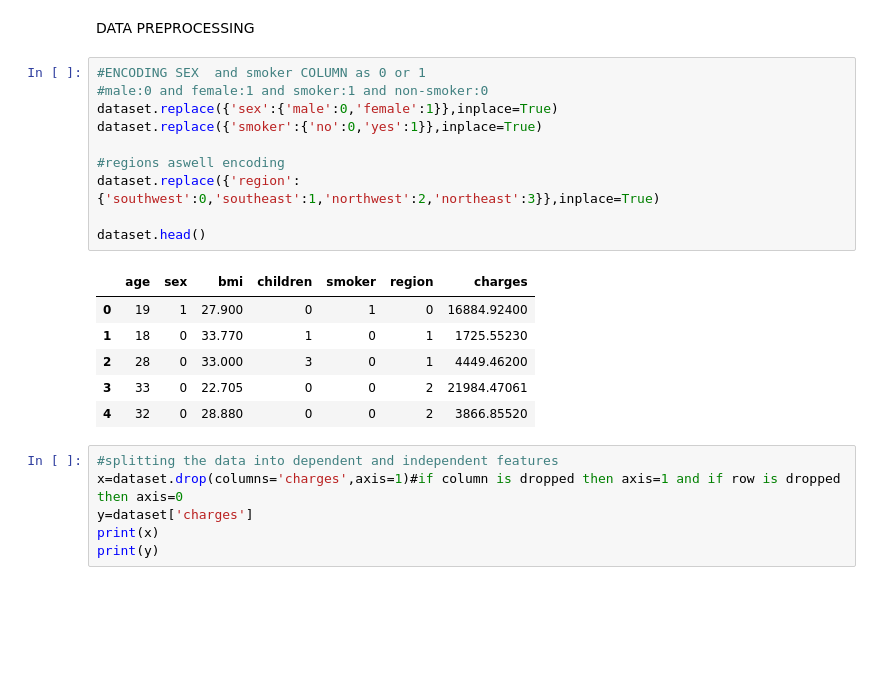
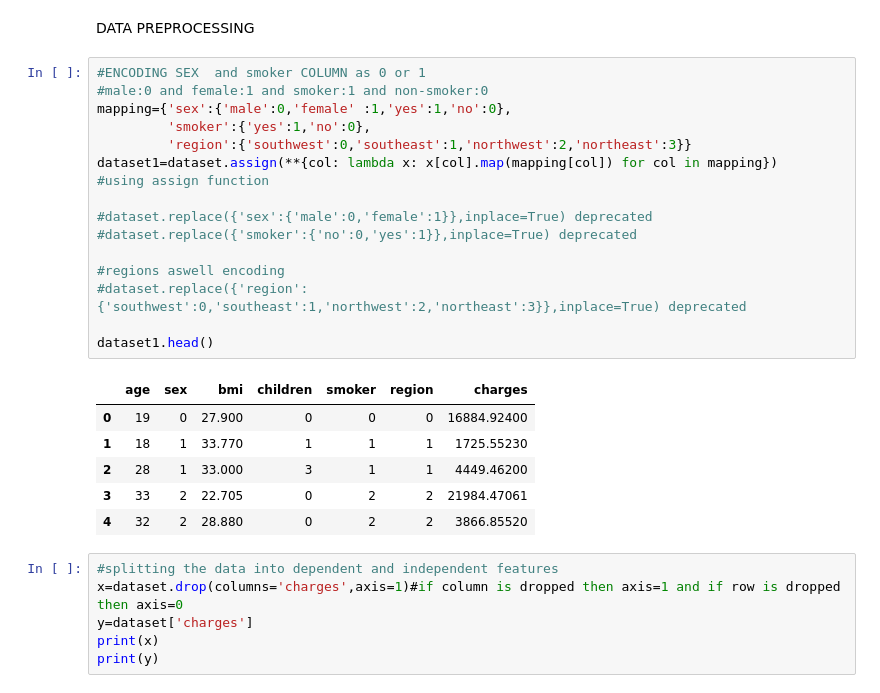
Before and after one commit to sayanjit26/INSURANCE_PROJ, a Jupyter notebook: sample_code.ipynb, the cells around one changed output. Cells and saved outputs as stored; diff of their text form; blank space fills up the shorter version.

```diff
--- a/sample_code.ipynb
+++ b/sample_code.ipynb
@@ -137,20 +137,26 @@ DATA PREPROCESSING
 # %%
 #ENCODING SEX  and smoker COLUMN as 0 or 1
 #male:0 and female:1 and smoker:1 and non-smoker:0
-dataset.replace({'sex':{'male':0,'female':1}},inplace=True)
-dataset.replace({'smoker':{'no':0,'yes':1}},inplace=True)
+mapping={'sex':{'male':0,'female' :1,'yes':1,'no':0},
+         'smoker':{'yes':1,'no':0},
+         'region':{'southwest':0,'southeast':1,'northwest':2,'northeast':3}}
+dataset1=dataset.assign(**{col: lambda x: x[col].map(mapping[col]) for col in mapping})
+#using assign function
+
+#dataset.replace({'sex':{'male':0,'female':1}},inplace=True) deprecated
+#dataset.replace({'smoker':{'no':0,'yes':1}},inplace=True) deprecated
 
 #regions aswell encoding
-dataset.replace({'region':{'southwest':0,'southeast':1,'northwest':2,'northeast':3}},inplace=True)
+#dataset.replace({'region':{'southwest':0,'southeast':1,'northwest':2,'northeast':3}},inplace=True) deprecated
 
-dataset.head()
+dataset1.head()
 # %% [output]
 |  | age | sex | bmi | children | smoker | region | charges |
-| 0 | 19 | 1 | 27.900 | 0 | 1 | 0 | 16884.92400 |
-| 1 | 18 | 0 | 33.770 | 1 | 0 | 1 | 1725.55230 |
-| 2 | 28 | 0 | 33.000 | 3 | 0 | 1 | 4449.46200 |
-| 3 | 33 | 0 | 22.705 | 0 | 0 | 2 | 21984.47061 |
-| 4 | 32 | 0 | 28.880 | 0 | 0 | 2 | 3866.85520 |
+| 0 | 19 | 0 | 27.900 | 0 | 0 | 0 | 16884.92400 |
+| 1 | 18 | 1 | 33.770 | 1 | 1 | 1 | 1725.55230 |
+| 2 | 28 | 1 | 33.000 | 3 | 1 | 1 | 4449.46200 |
+| 3 | 33 | 2 | 22.705 | 0 | 2 | 2 | 21984.47061 |
+| 4 | 32 | 2 | 28.880 | 0 | 2 | 2 | 3866.85520 |
 # %%
 #splitting the data into dependent and independent features
 x=dataset.drop(columns='charges',axis=1)#if column is dropped then axis=1 and if row is dropped then axis=0
```
Also changed, not shown: 1 other file.
